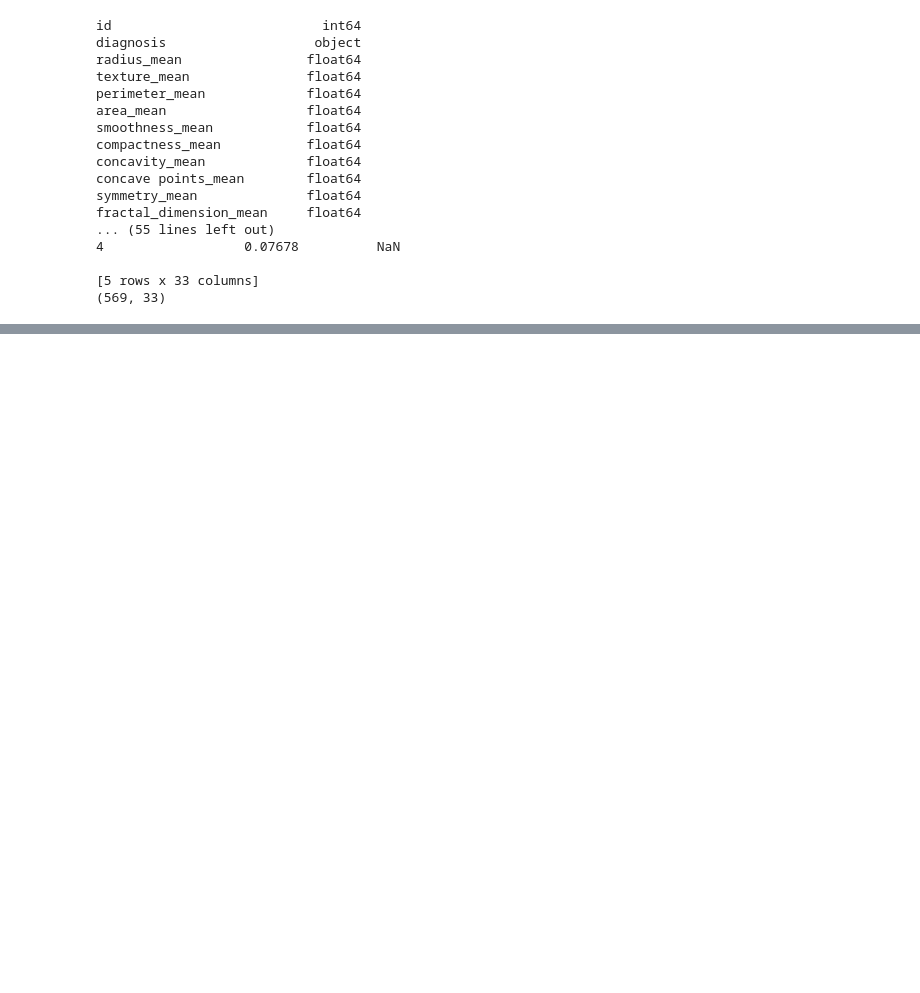
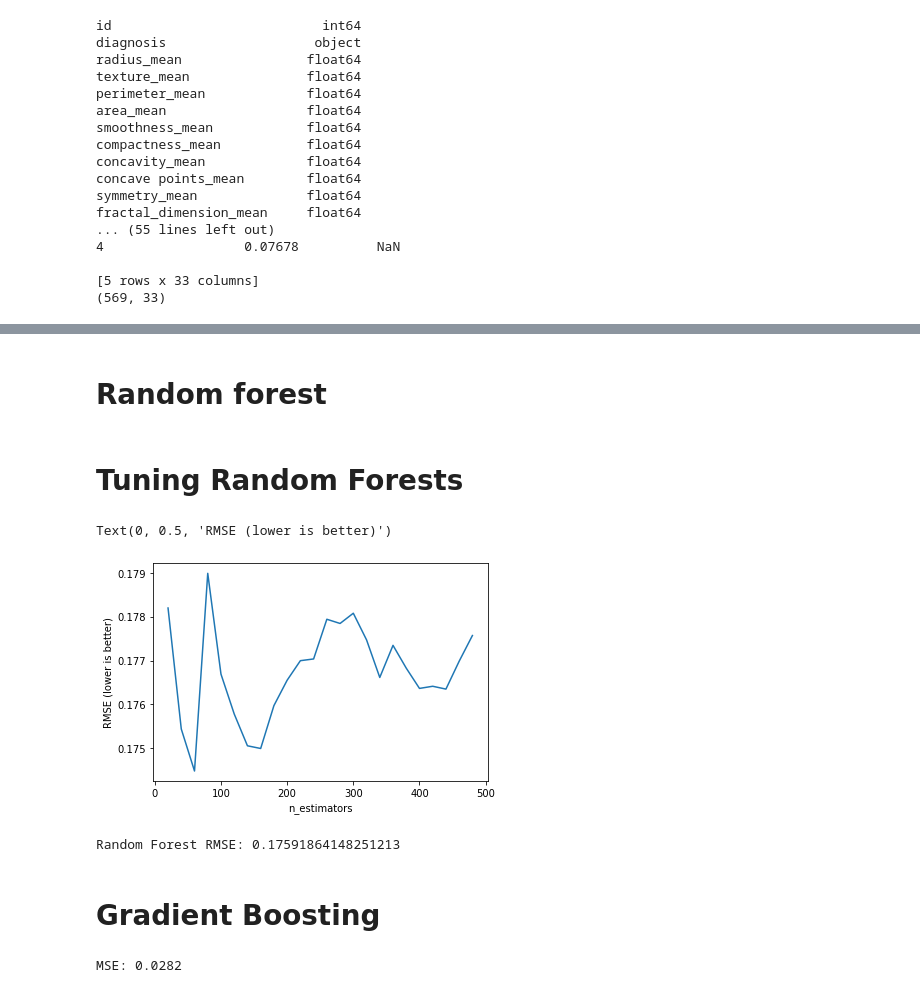
Before and after one commit to mdlee3551/springboard, a Jupyter notebook: breast cancer prediction/breast cancer prediction project .ipynb, the cells around one changed output, grey strips where cells are left out. Drawn from its saved outputs; the diff is of its cells as text; code cells hidden in the pictures; blank space fills up the shorter version.

```diff
--- a/breast cancer prediction/breast cancer prediction project .ipynb
+++ b/breast cancer prediction/breast cancer prediction project .ipynb
@@ -311,0 +327,6 @@ Model accuracy: 0.7205623901581723
+# %% [markdown]
+# Random forest
+# %%
+rf = RandomForestRegressor(n_estimators=500, bootstrap=True, oob_score=True, random_state=123)
+rf.fit(X_train, y_train)
+y_pred_rf = rf.predict(X_test)
@@ -311,0 +338,33 @@ Model accuracy: 0.7205623901581723
+# %% [markdown]
+# Tuning Random Forests
+# %%
+# list of values to try for n_estimators
+estimator_range = range(20, 500, 20)
+
+# list to store the average RMSE for each value of n_estimators
+RMSE_scores = []
+
+for estimator in estimator_range:
+    rfreg = RandomForestRegressor(n_estimators=estimator, bootstrap=True, oob_score=True, random_state=1)
+    rfreg.fit(X_train,y_train)
+    preds = rfreg.predict(X_test)
+    rmse = np.sqrt(mean_squared_error(y_test,preds))
+    RMSE_scores.append(rmse)
+# %%
+# plot n_estimators (x-axis) versus RMSE (y-axis)
+sns.mpl.pyplot.plot(estimator_range, RMSE_scores)
+sns.mpl.pyplot.xlabel('n_estimators')
+sns.mpl.pyplot.ylabel('RMSE (lower is better)')
+# %% [output]
+Text(0, 0.5, 'RMSE (lower is better)')
+[figure, added]
+# %%
+#  The lowest test error occurs for n_estimators 50
+
+rf = RandomForestRegressor(n_estimators=50, bootstrap=True, oob_score=True, random_state=123)
+rf.fit(X_train, y_train)
+y_pred_rf = rf.predict(X_test)
+
+print("Random Forest RMSE:",np.sqrt(mean_squared_error(y_test,y_pred_rf)))
+# %% [output]
+Random Forest RMSE: 0.17591864148251213
@@ -311,0 +374,16 @@ Model accuracy: 0.7205623901581723
+# %% [markdown]
+# Gradient Boosting
+# %%
+# Fit regression model
+params = {'n_estimators': 500, 'max_depth': 4, 'min_samples_split': 2,
+          'learning_rate': 0.01, 'loss': 'ls'}
+clf = ensemble.GradientBoostingRegressor(**params)
+
+clf.fit(X_train, y_train)
+
+y_pred = clf.predict(X_test)
+
+mse = mean_squared_error(y_test, clf.predict(X_test))
+print("MSE: %.4f" % mse)
+# %% [output]
+MSE: 0.0282
```
Also changed, not shown: parts of 85 cells of this notebook.
